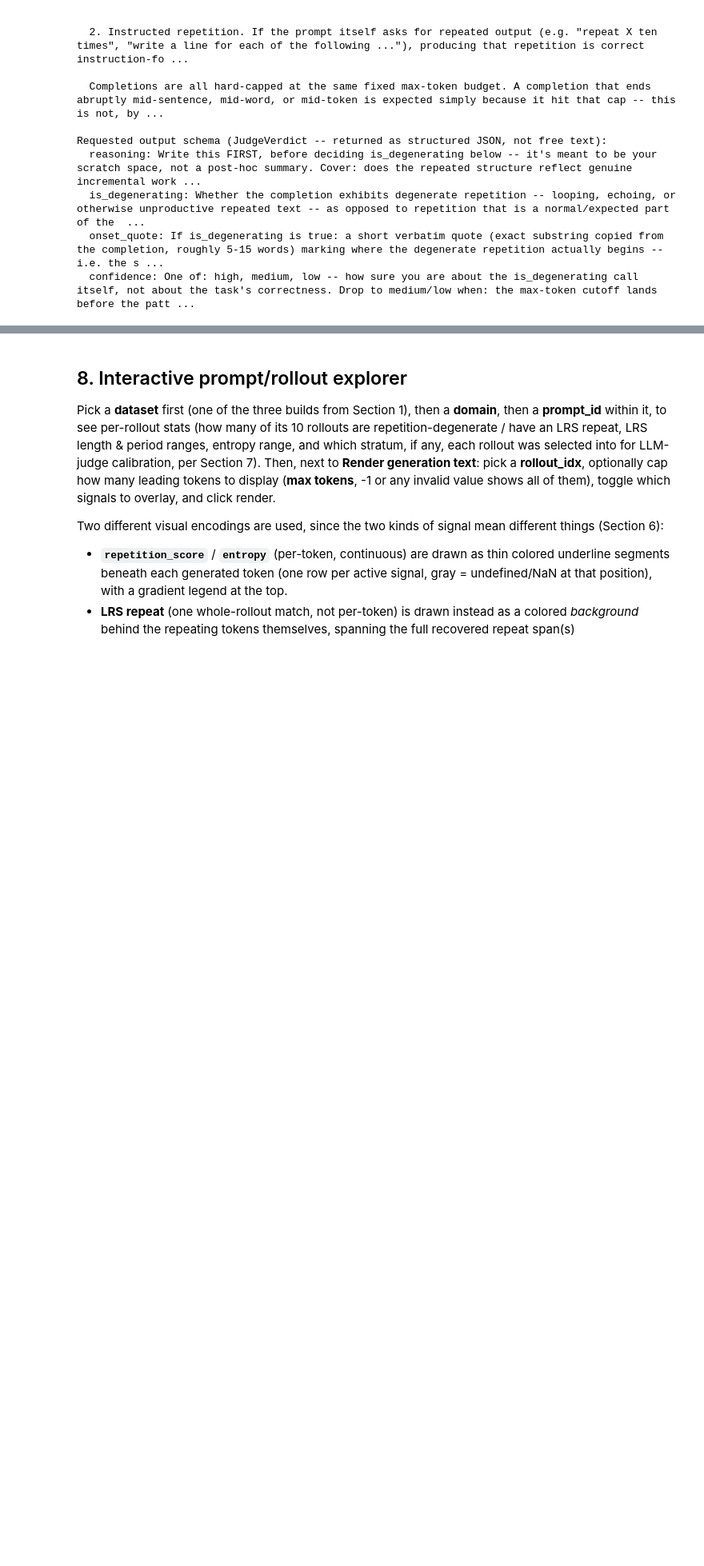
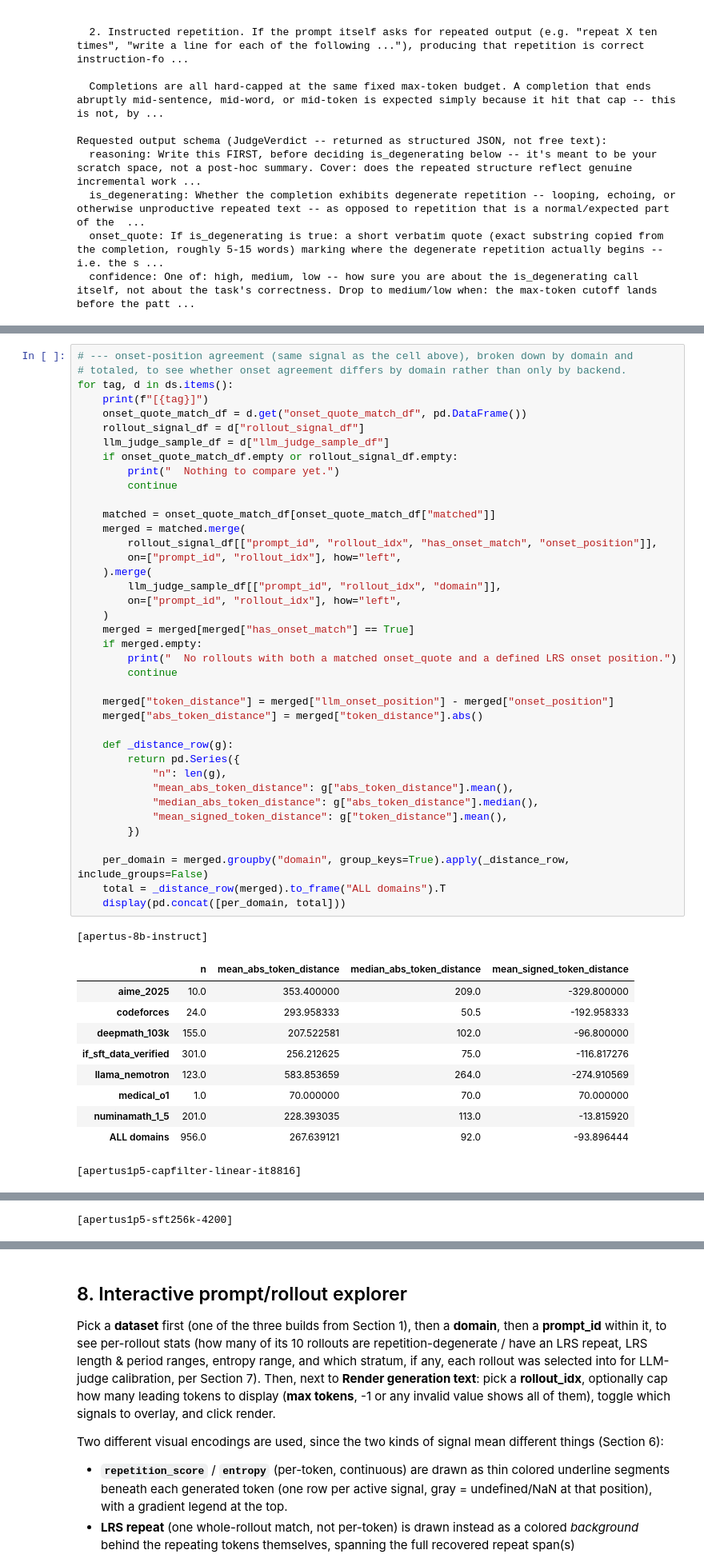
Before and after one commit to swiss-ai/degeneration-probe, a Jupyter notebook: notebooks/inspect_dataset.ipynb, the cells around one changed output, grey strips where cells are left out. Shown at 80% size. Saved outputs shown, nothing was run; the diff lists cells and outputs as text; blank space fills up the shorter version.

```diff
--- a/notebooks/inspect_dataset.ipynb
+++ b/notebooks/inspect_dataset.ipynb
@@ -1658,0 +1799,51 @@ for tag, d in ds.items():
+# %%
+# --- onset-position agreement (same signal as the cell above), broken down by domain and
+# totaled, to see whether onset agreement differs by domain rather than only by backend.
+for tag, d in ds.items():
+    print(f"[{tag}]")
+    onset_quote_match_df = d.get("onset_quote_match_df", pd.DataFrame())
+    rollout_signal_df = d["rollout_signal_df"]
+    llm_judge_sample_df = d["llm_judge_sample_df"]
+    if onset_quote_match_df.empty or rollout_signal_df.empty:
+        print("  Nothing to compare yet.")
+        continue
+
+    matched = onset_quote_match_df[onset_quote_match_df["matched"]]
+    merged = matched.merge(
+        rollout_signal_df[["prompt_id", "rollout_idx", "has_onset_match", "onset_position"]],
+        on=["prompt_id", "rollout_idx"], how="left",
+    ).merge(
+        llm_judge_sample_df[["prompt_id", "rollout_idx", "domain"]],
+        on=["prompt_id", "rollout_idx"], how="left",
+    )
+    merged = merged[merged["has_onset_match"] == True]
+    if merged.empty:
+        print("  No rollouts with both a matched onset_quote and a defined LRS onset position.")
+        continue
+
+    merged["token_distance"] = merged["llm_onset_position"] - merged["onset_position"]
+    merged["abs_token_distance"] = merged["token_distance"].abs()
+
+    def _distance_row(g):
+        return pd.Series({
+            "n": len(g),
+            "mean_abs_token_distance": g["abs_token_distance"].mean(),
+            "median_abs_token_distance": g["abs_token_distance"].median(),
+            "mean_signed_token_distance": g["token_distance"].mean(),
+        })
+
+    per_domain = merged.groupby("domain", group_keys=True).apply(_distance_row, include_groups=False)
+    total = _distance_row(merged).to_frame("ALL domains").T
+    display(pd.concat([per_domain, total]))
+# %% [output]
+[apertus-8b-instruct]
+|  | n | mean_abs_token_distance | median_abs_token_distance | mean_signed_token_distance |
+| aime_2025 | 10.0 | 353.400000 | 209.0 | -329.800000 |
+| codeforces | 24.0 | 293.958333 | 50.5 | -192.958333 |
+| deepmath_103k | 155.0 | 207.522581 | 102.0 | -96.800000 |
+| if_sft_data_verified | 301.0 | 256.212625 | 75.0 | -116.817276 |
+| llama_nemotron | 123.0 | 583.853659 | 264.0 | -274.910569 |
+| medical_o1 | 1.0 | 70.000000 | 70.0 | 70.000000 |
+| numinamath_1_5 | 201.0 | 228.393035 | 113.0 | -13.815920 |
+| ALL domains | 956.0 | 267.639121 | 92.0 | -93.896444 |
+[apertus1p5-capfilter-linear-it8816]
@@ -1658,0 +1859 @@ for tag, d in ds.items():
+[apertus1p5-sft256k-4200]
```
Also changed, not shown: parts of 23 cells of this notebook.
